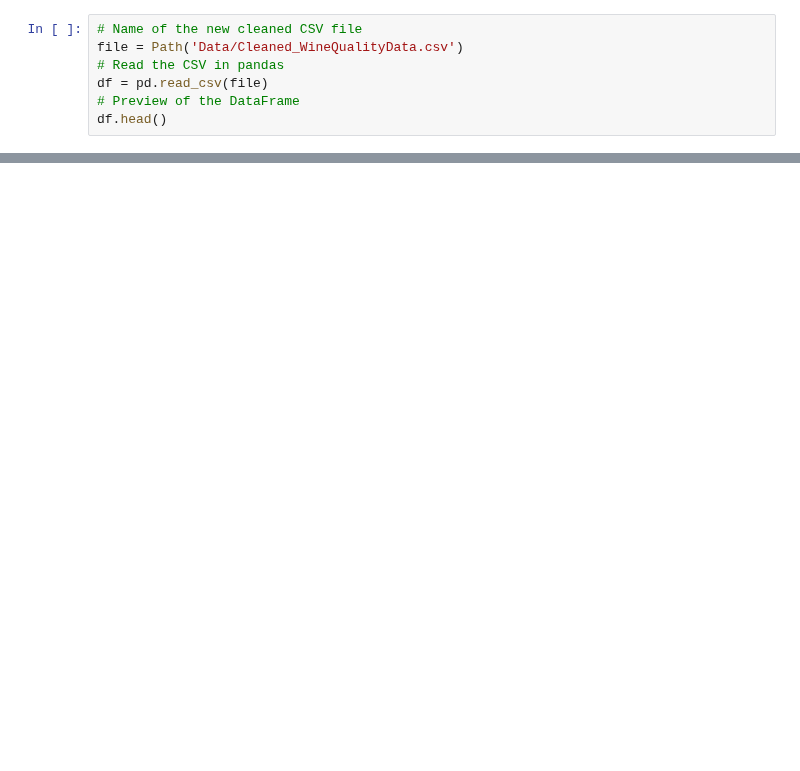
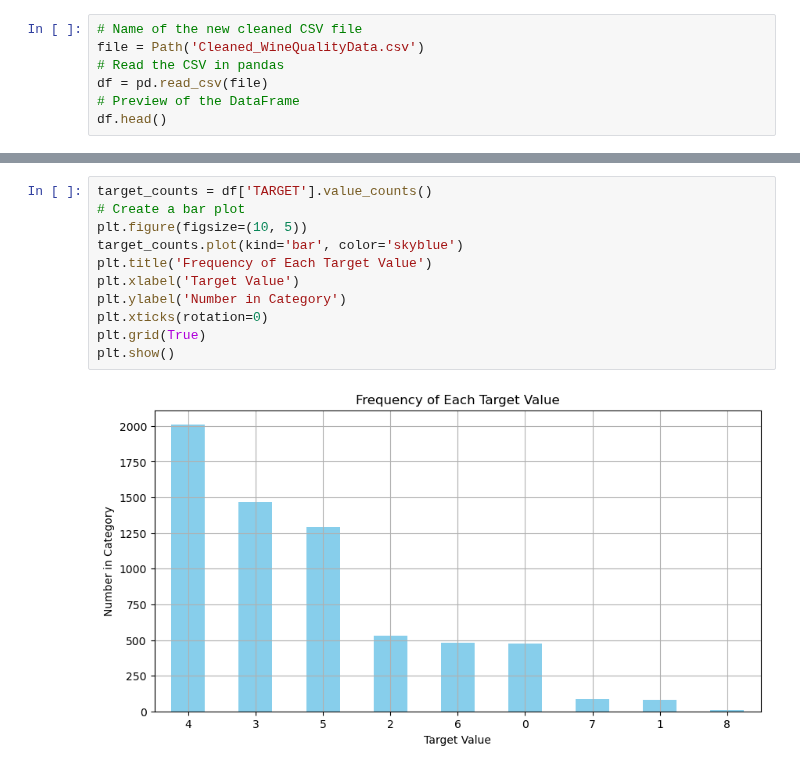
Before and after one commit to symcd2020/Machine-Learning-Project, a Jupyter notebook: WORK_WINE_Lori.ipynb, the cells around one changed output, grey strips where cells are left out. Cells and saved outputs as stored; diff of their text form; blank space fills up the shorter version.

```diff
--- a/WORK_WINE_Lori.ipynb
+++ b/WORK_WINE_Lori.ipynb
@@ -5,6 +9,6 @@ from pathlib import Path
 # %%
 # Name of the new cleaned CSV file
-file = Path('Data/Cleaned_WineQualityData.csv')
+file = Path('Cleaned_WineQualityData.csv')
 # Read the CSV in pandas
 df = pd.read_csv(file)
 # Preview of the DataFrame
@@ -13,0 +53,13 @@ FileNotFoundError: [Errno 2] No such file or directory: 'Data\\Cleaned_WineQuali
+# %%
+target_counts = df['TARGET'].value_counts()
+# Create a bar plot
+plt.figure(figsize=(10, 5))
+target_counts.plot(kind='bar', color='skyblue')
+plt.title('Frequency of Each Target Value')
+plt.xlabel('Target Value')
+plt.ylabel('Number in Category')
+plt.xticks(rotation=0)
+plt.grid(True)
+plt.show()
+# %% [output]
+[figure, added]
```
Also changed, not shown: parts of 26 cells of this notebook, 1 other file.
